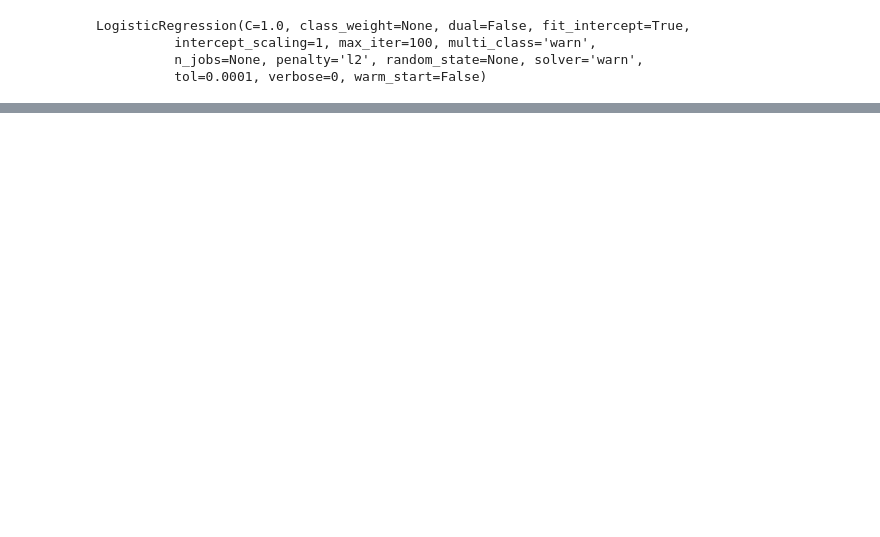
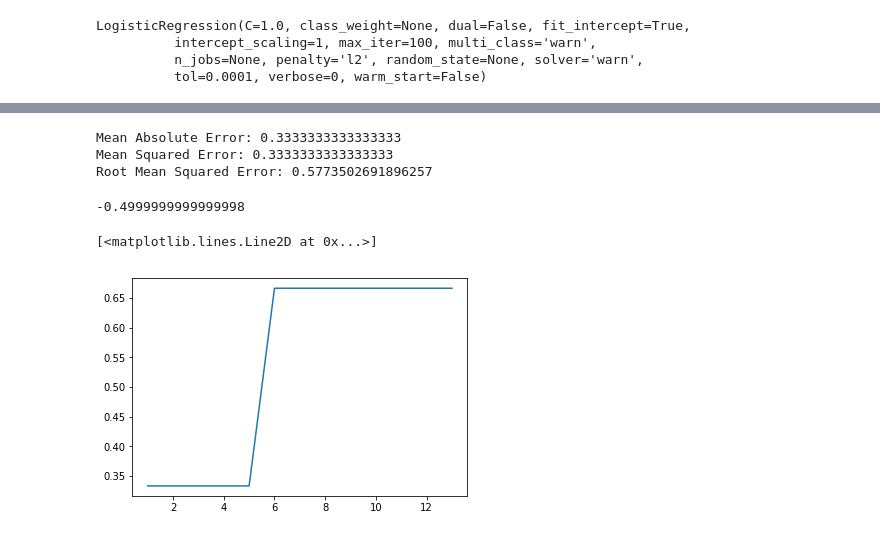
Before and after one commit to dimitri12/masterthesis, a Jupyter notebook: exjobb.ipynb, the cells around one changed output, grey strips where cells are left out. Saved outputs shown, nothing was run; the diff lists cells and outputs as text; code cells hidden in the pictures; blank space fills up the shorter version.

Commit message:
Add files via upload
Har inkluderat Linear regression, K-NN, Decision trees och Naïve Bayes

```diff
--- a/exjobb.ipynb
+++ b/exjobb.ipynb
@@ -198,0 +292,8 @@ LogisticRegression(C=1.0, class_weight=None, dual=False, fit_intercept=True,
+# %%
+X_train, X_test, y_train, y_test = train_test_split(onehot_encoded, df.hosp_ed, test_size=0.3)
+from sklearn.tree import DecisionTreeRegressor
+regressor = DecisionTreeRegressor()
+regressor.fit(X_train, y_train)
+y_pred = regressor.predict(X_test)
+df3=pd.DataFrame({'Actual':y_test, 'Predicted':y_pred})
+df3
@@ -198,0 +308,33 @@ LogisticRegression(C=1.0, class_weight=None, dual=False, fit_intercept=True,
+# %%
+
+from sklearn import metrics
+print('Mean Absolute Error:', metrics.mean_absolute_error(y_test, y_pred))
+print('Mean Squared Error:', metrics.mean_squared_error(y_test, y_pred))
+print('Root Mean Squared Error:', np.sqrt(metrics.mean_squared_error(y_test, y_pred)))
+# %% [output]
+Mean Absolute Error: 0.3333333333333333
+Mean Squared Error: 0.3333333333333333
+Root Mean Squared Error: 0.5773502691896257
+# %%
+regressor.score(X_test,y_test)
+# %% [output]
+-0.4999999999999998
+# %%
+from sklearn.neighbors import KNeighborsClassifier
+k_range=range(1,14)
+scores={}
+scores_list=[]
+# %%
+for k in k_range:
+    knn=KNeighborsClassifier(n_neighbors=k)
+    knn.fit(X_train,y_train)
+    y_pred=knn.predict(X_test)
+    scores[k]=metrics.accuracy_score(y_test,y_pred)
+    scores_list.append(metrics.accuracy_score(y_test,y_pred))
+# %%
+%matplotlib inline
+import matplotlib.pyplot as plt
+plt.plot(k_range,scores_list)
+# %% [output]
+[<matplotlib.lines.Line2D at 0x...>]
+[figure, added]
```
Also changed, not shown: parts of 19 cells of this notebook, 2 other files.
